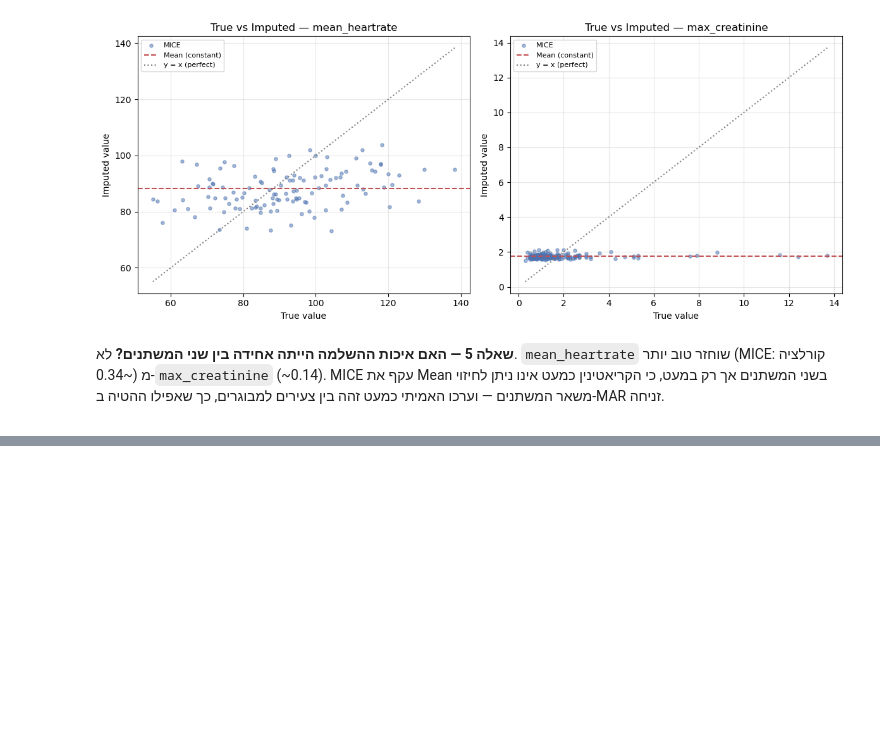
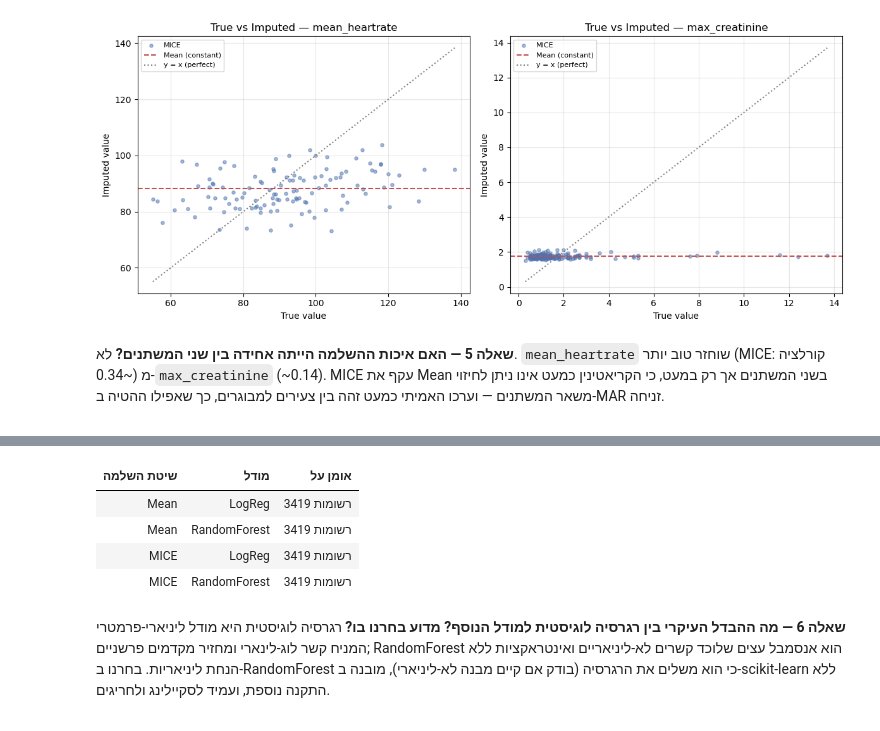
Before and after one commit to Roybin12/medical-machine-learning-, a Jupyter notebook: assignment.ipynb, the cells around one changed output, grey strips where cells are left out. Cells and saved outputs as stored; diff of their text form; code cells hidden in the pictures; blank space fills up the shorter version.

Commit message:
Stage 6: 4 models (Mean/MICE x LogReg/RandomForest) with leakage-safe Pipeline

```diff
--- a/assignment.ipynb
+++ b/assignment.ipynb
@@ -473,0 +486,50 @@ MICE עקף את Mean בשני המשתנים אך רק במעט, כי הקרי
+# %%
+# === שלב 6: בניית 4 המודלים בתוך Pipeline תקין ===
+from sklearn.compose import ColumnTransformer
+from sklearn.preprocessing import StandardScaler, OneHotEncoder
+from sklearn.pipeline import Pipeline
+from sklearn.linear_model import LogisticRegression
+from sklearn.ensemble import RandomForestClassifier
+
+def build_pipeline(classifier, scale_numeric):
+    """קדם-עיבוד (סקיילינג למספריים אם נדרש + one-hot לקטגוריאליים) ואז המסווג."""
+    num_transformer = StandardScaler() if scale_numeric else "passthrough"
+    prep = ColumnTransformer([
+        ("num", num_transformer, num_cols),
+        ("cat", OneHotEncoder(handle_unknown="ignore", min_frequency=10), cat_cols),
+    ])
+    return Pipeline([("prep", prep), ("clf", classifier)])
+
+model_specs = {
+    "LogReg": (LogisticRegression(max_iter=1000, class_weight="balanced",
+                                  random_state=SEED), True),
+    "RandomForest": (RandomForestClassifier(n_estimators=300, class_weight="balanced",
+                                            random_state=SEED, n_jobs=-1), False),
+}
+
+trained = {}      # (שיטה, מודל) -> Pipeline מאומן
+pred_prob = {}    # (שיטה, מודל) -> הסתברות חזויה על ה-test
+for method in ["Mean", "MICE"]:
+    for name, (clf, scale) in model_specs.items():
+        pipe = build_pipeline(clone(clf), scale).fit(Ximp[method]["train"], y_train)
+        trained[(method, name)] = pipe
+        pred_prob[(method, name)] = pipe.predict_proba(Ximp[method]["test"])[:, 1]
+
+trained_summary = pd.DataFrame(
+    [{"שיטת השלמה": m, "מודל": n, "אומן על": f"{len(y_train)} רשומות"}
+     for (m, n) in trained])
+display(rtl(trained_summary))
+# %% [output]
+| שיטת השלמה | מודל | אומן על |
+| Mean | LogReg | 3419 רשומות |
+| Mean | RandomForest | 3419 רשומות |
+| MICE | LogReg | 3419 רשומות |
+| MICE | RandomForest | 3419 רשומות |
+# %% [markdown]
+<div dir="rtl">
+
+**שאלה 6 — מה ההבדל העיקרי בין רגרסיה לוגיסטית למודל הנוסף? מדוע בחרנו בו?**
+רגרסיה לוגיסטית היא מודל ליניארי-פרמטרי המניח קשר לוג-לינארי ומחזיר מקדמים פרשניים; RandomForest הוא אנסמבל עצים שלוכד קשרים לא-ליניאריים ואינטראקציות ללא הנחת ליניאריות.
+בחרנו ב-RandomForest כי הוא משלים את הרגרסיה (בודק אם קיים מבנה לא-ליניארי), מובנה ב-scikit-learn ללא התקנה נוספת, ועמיד לסקיילינג ולחריגים.
+
+</div>
```
Also changed, not shown: parts of 1 cell of this notebook.
